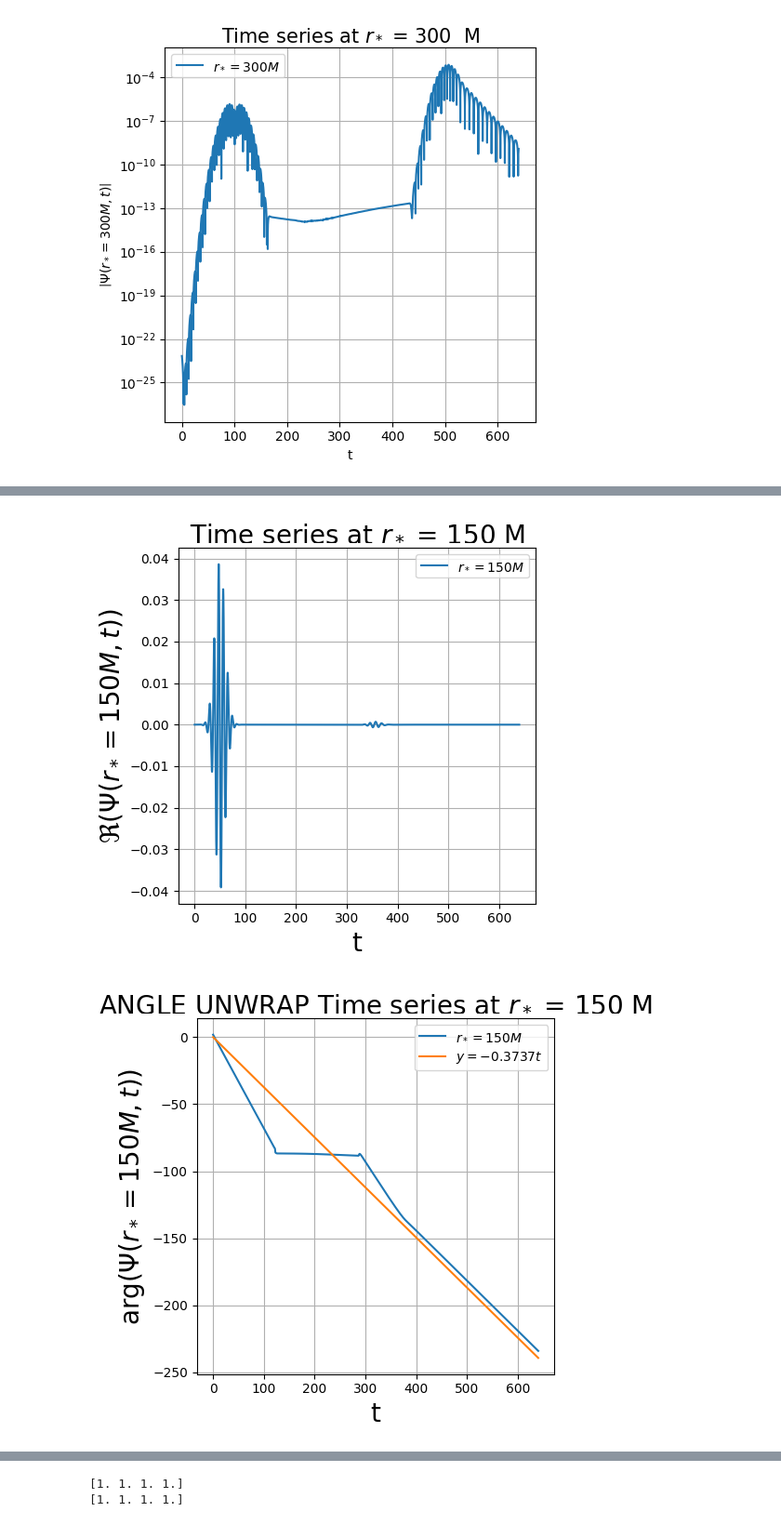
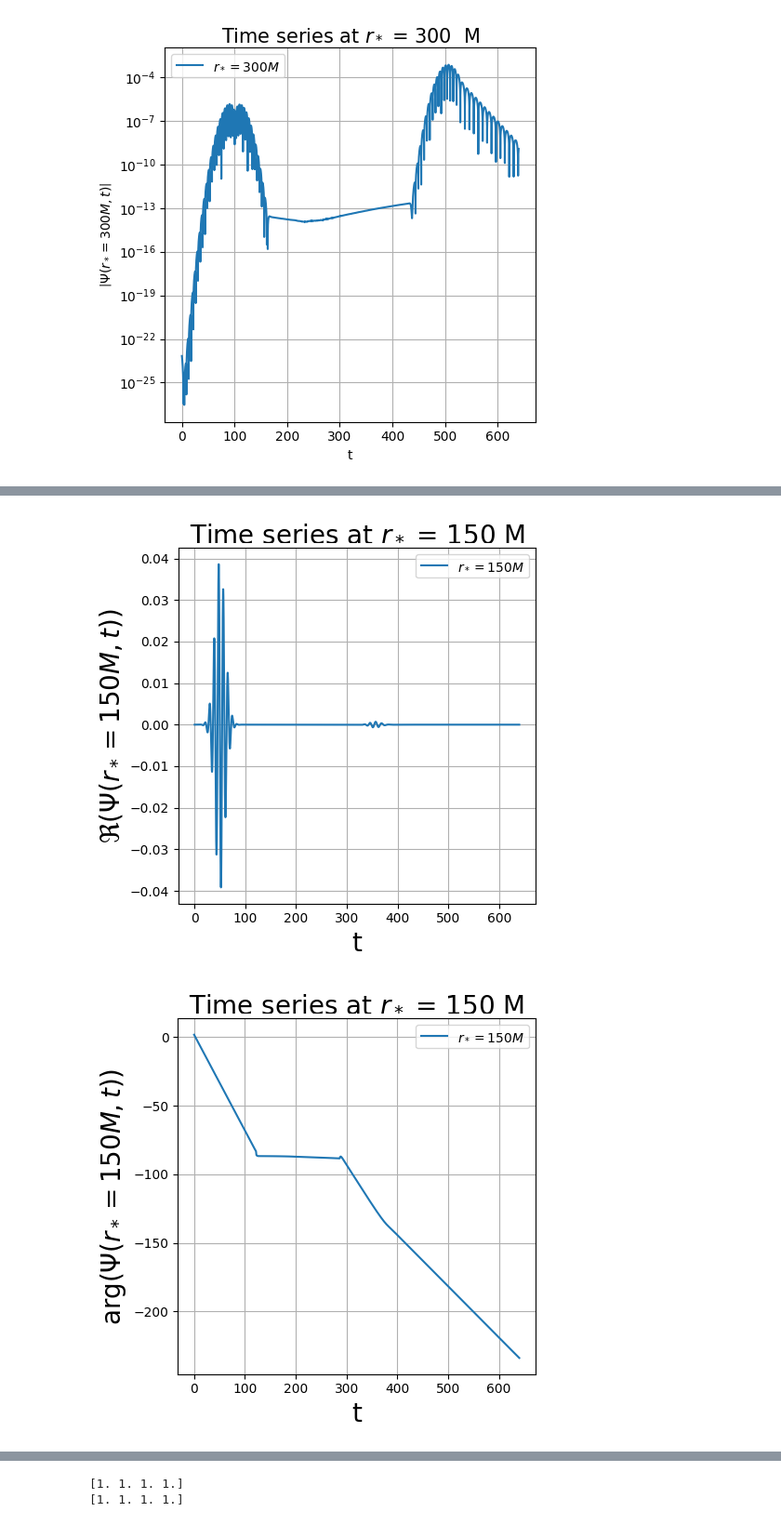
Before and after one commit to dakeerie/MSci-Project, a Jupyter notebook: Results.ipynb, the cells around one changed output, grey strips where cells are left out. Shown at 93% size. Cells and saved outputs as stored; diff of their text form; code cells hidden in the pictures.

```diff
--- a/Results.ipynb
+++ b/Results.ipynb
@@ -193,7 +191,7 @@ plt.tight_layout()
 
 plt.figure(figsize = (5, 5))
 plt.plot(times, np.log(np.abs(qnm_ts)), label = rf'$r_* = {extraction_radii[1]} M$')
-plt.plot(times, -0.089*times, label = r'$y = -0.089 t$')
+# plt.plot(times, -0.089*times, label = r'$y = -0.089 t$')
 plt.xlabel('t', fontsize = 20)
 plt.ylabel(rf'$\ln \left(\left| \Psi (r_*={extraction_radii[1]} M, t) \right| \right)$', fontsize = 20)
 plt.title(rf'Time series at $r_*$ = {extraction_radii[1]} M', fontsize = 20)
@@ -206,7 +204,7 @@ plt.tight_layout()
 
 plt.figure(figsize = (5, 5))
 plt.plot(times, np.log(np.abs(qnm_ts)), label = rf'$r_* = {extraction_radii[1]} M$')
-plt.plot(times, -0.089*times, label = r'$y = -0.089 t$')
+# plt.plot(times, -0.089*times, label = r'$y = -0.089 t$')
 plt.xlabel('t', fontsize = 20)
 plt.ylabel(rf'$\ln \left(\left| \Psi (r_*={extraction_radii[1]} M, t) \right| \right)$', fontsize = 20)
 plt.title(rf'Time series at $r_*$ = {extraction_radii[1]} M', fontsize = 20)
@@ -230,10 +228,10 @@ plt.tight_layout()
 
 plt.figure(figsize = (5, 5))
 plt.plot(times, np.unwrap(np.angle(qnm_ts)), label = rf'$r_* = {extraction_radii[1]} M$')
-plt.plot(times, -0.3737*times, label = r'$y = - 0.3737 t$')
+# plt.plot(times, -0.3737*times, label = r'$y = - 0.3737 t$')
 plt.xlabel('t', fontsize = 20)
 plt.ylabel(rf'$\arg (\Psi (r_*={extraction_radii[1]} M, t))$', fontsize = 20)
-plt.title(rf'ANGLE UNWRAP Time series at $r_*$ = {extraction_radii[1]} M', fontsize = 20)
+plt.title(rf'Time series at $r_*$ = {extraction_radii[1]} M', fontsize = 20)
 # plt.xlim(300, 700)
 # plt.ylim(-1e-2, 1e-2)
 plt.legend()
@@ -260,5 +258,5 @@ plt.show()
 [figure]
-[figure, old version]
+[figure, new version]
 # %%
 idx_lower = np.argmin(np.abs(times - 450))
 idx_upper = np.argmin(np.abs(times - 600))
```
Also changed, not shown: parts of 8 cells of this notebook, 1 other file.
